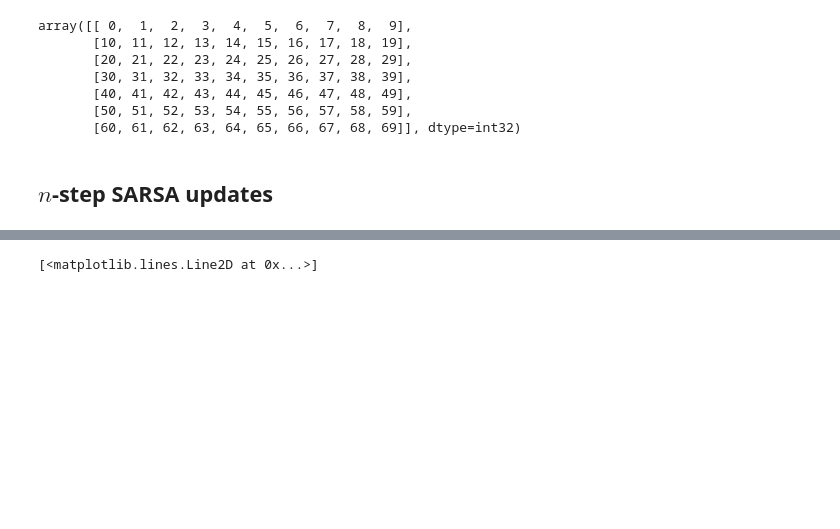
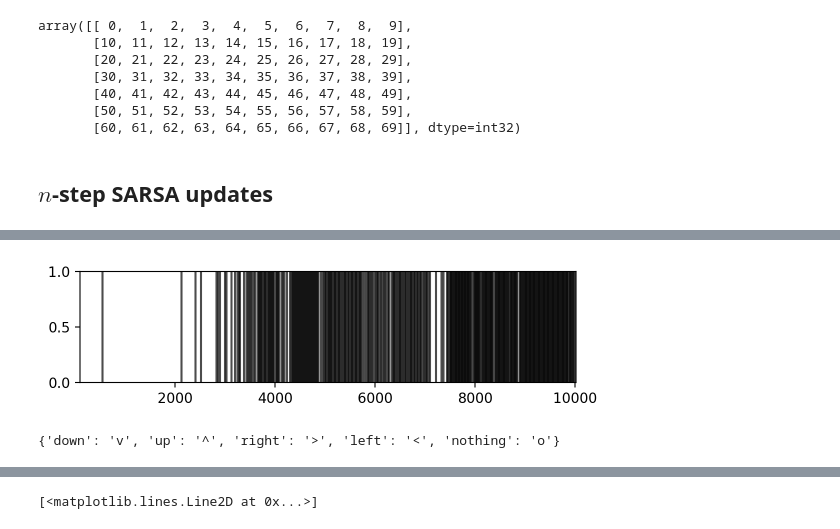
Before and after one commit to gerdm/reinforcement-learning, a Jupyter notebook: notebooks/ch07/windy-gridworld.ipynb, the cells around one changed output, grey strips where cells are left out. Saved outputs shown, nothing was run; the diff lists cells and outputs as text; code cells hidden in the pictures; blank space fills up the shorter version.

```diff
--- a/notebooks/ch07/windy-gridworld.ipynb
+++ b/notebooks/ch07/windy-gridworld.ipynb
@@ -205,0 +176,11 @@ plt.ylabel("Episodes");
+# %%
+fig, ax = plt.subplots(figsize=(6.4, 4.8 * 0.3))
+goals_ix = np.where(reward_hist == G.reward_goal)[0]
+for gix in goals_ix:
+    plt.axvline(x=gix, c="Black", alpha=0.7)
+# %% [output]
+[figure, added]
+# %%
+markers
+# %% [output]
+{'down': 'v', 'up': '^', 'right': '>', 'left': '<', 'nothing': 'o'}
```
Also changed, not shown: parts of 17 cells of this notebook, 1 other file.
